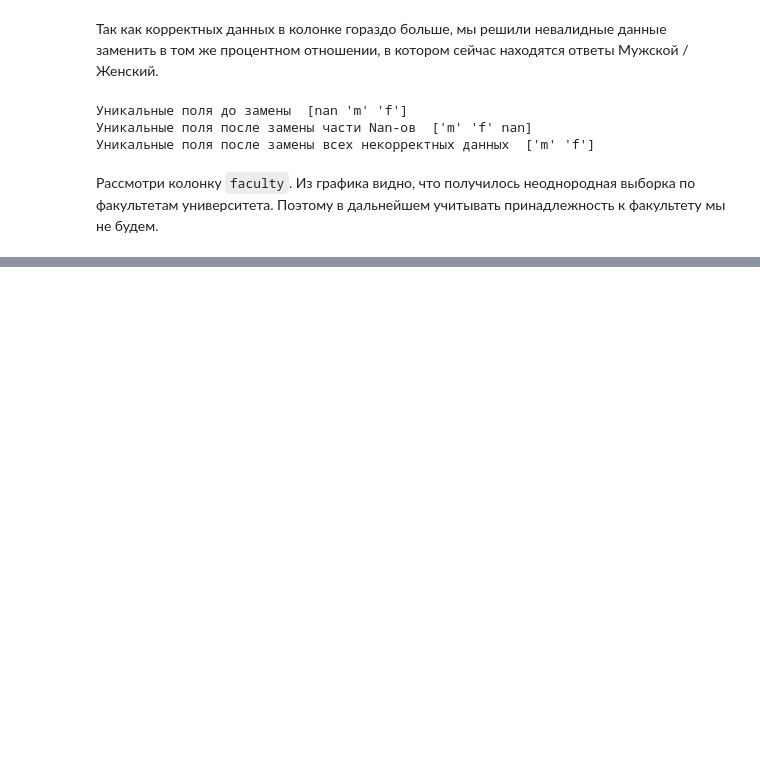
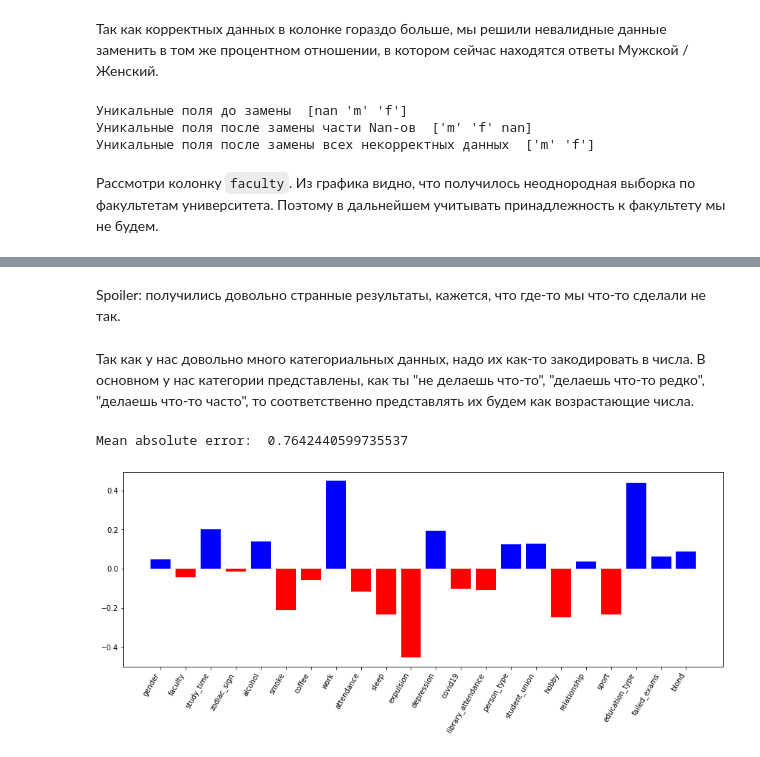
Before and after one commit to sherri-ice/DataAnalyseProject, a Jupyter notebook: vkiad_project.ipynb, the cells around one changed output, grey strips where cells are left out. Cells and saved outputs as stored; diff of their text form; code cells hidden in the pictures; blank space fills up the shorter version.

Commit message:
attempt to predict average grade + find weight of categories

```diff
--- a/vkiad_project.ipynb
+++ b/vkiad_project.ipynb
@@ -135,0 +140,2 @@ data_frame
+# %% [markdown]
+Spoiler: получились довольно странные результаты, кажется, что где-то мы что-то сделали не так.
@@ -135,0 +145,73 @@ data_frame
+# %% [markdown]
+Так как у нас довольно много категориальных данных, надо их как-то закодировать в числа. В основном у нас категории представлены, как ты "не делаешь что-то", "делаешь что-то редко", "делаешь что-то часто", то соответственно представлять их будем как возрастающие числа.
+# %%
+names_of_categorical = ['gender', 'faculty', 'study_time', 'zodiac_sign', 'alcohol', 'smoke', 'coffee', 'work',
+                        'attendance', 'sleep', 'library_attendance', 'person_type', 'sport', 'education_type', 'failed_exams']
+
+categories = {}
+categories['gender'] = ['m', 'f']
+categories['faculty'] = data_frame.faculty.unique()
+categories['study_time'] = ['0 часов 0 минут 0 секунд', 'Максимум 2 часа', 'Могу посидеть и 3, и 4', 'Ботаю ол дэй лонг']
+categories['zodiac_sign'] = data_frame.zodiac_sign.unique()
+categories['alcohol'] = ['Не пью', 'Раз в неделю', 'Раз в месяц', 'Чаще, чем раз в неделю']
+categories['smoke'] = ['Не курю', 'Только если выпиваю', 'Реже, чем раз в день', '2-3 раза в день', 'Больше, чем 3 раза в день']
+categories['coffee'] = ['Не пью', 'Пью реже, чем раз в две недели', 'Пью 1-3 раза в неделю', 'Пью почти каждый день']
+categories['work'] = ['Нет', 'Да, не по специальности', 'Да, по специальности']
+categories['attendance'] = ['Пропускаю >70% пар в неделю', 'Пропускаю <50% пар в неделю', 'Пропускаю <25% пар в неделю', 'Хожу на все пары']
+categories['sleep'] = ['7-8 часов в сутки', '4-6 часов в сутки', '2-3 часа в сутки']
+categories['library_attendance'] = ['Не хожу в библиотеку', 'Редко, 1-2 раза в месяц', 'Часто, 1-2 раза в неделю', 'Очень часто, 2-3 раза в неделю']
+categories['person_type'] = ['Интроверт', 'Амбиверт', 'Экстраверт']
+categories['sport'] = ['Нет', 'Да, но только на физре', 'Да, вне физры']
+categories['education_type'] = ['Платно', 'Бесплатно, потерял стипендию', 'Бесплатно, получаю стипендию']
+categories['failed_exams'] = ['Не пересдавал(а)', '1-5 пересдач', 'Больше 5 пересдач']
+# %%
+x = data_frame.drop(columns = 'average_grade')
+pd.set_option('mode.chained_assignment', None)
+
+def encode(data_frame, name):
+  j = 1
+  for i in categories[name]:
+    data_frame[name][data_frame[name] == i] = j
+    j += 1
+
+for i in names_of_categorical:
+  encode(x, i)
+
+y = data_frame.average_grade
+grades = np.sort(y.unique())
+j = 1
+for i in grades:
+  y[y == i] = j
+  j += 1
+
+pd.reset_option("mode.chained_assignment")
+
+regr = LinearRegression()
+res = regr.fit(x, y)
+predicted = res.predict(x)
+print('Mean absolute error: ', mean_absolute_error(y, predicted))
+# %% [output]
+Mean absolute error:  0.7642440599735537
+# %%
+def visualize_coefficients(classifier, feature_names):
+  coef = classifier.coef_.ravel()
+  norm = 0
+  for i in coef:
+    norm += i * i
+
+  norm = np.sqrt(norm)
+
+  new_coef = np.array([])
+  for i in coef:
+    new_coef = np.append(new_coef, i / norm)
+
+  plt.figure(figsize=(15, 5))
+  colors = ["red" if c < 0 else "blue" for c in new_coef]
+  plt.bar(np.arange(22), new_coef, color=colors)
+  feature_names = np.array(feature_names)
+  plt.xticks(np.arange(feature_names.size), feature_names, rotation=60, ha="right")
+
+names = data_frame.drop(columns = 'average_grade').columns
+visualize_coefficients(regr, names)
+# %% [output]
+[figure, added]
```
Also changed, not shown: parts of 7 cells of this notebook.
